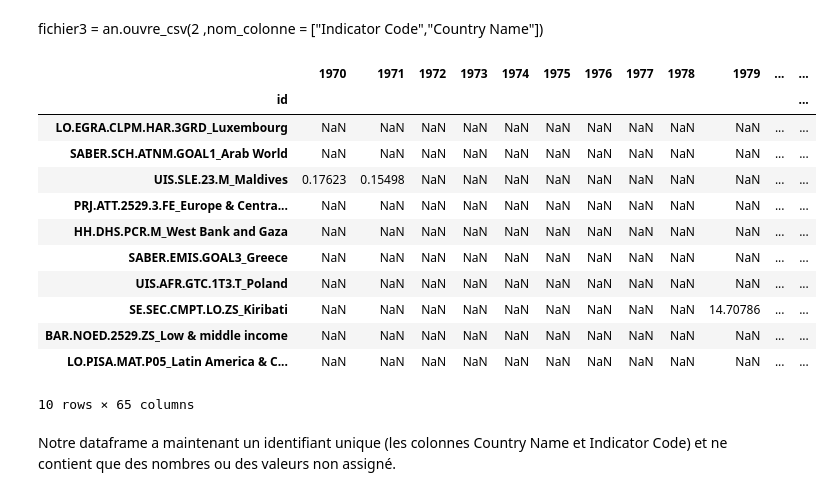
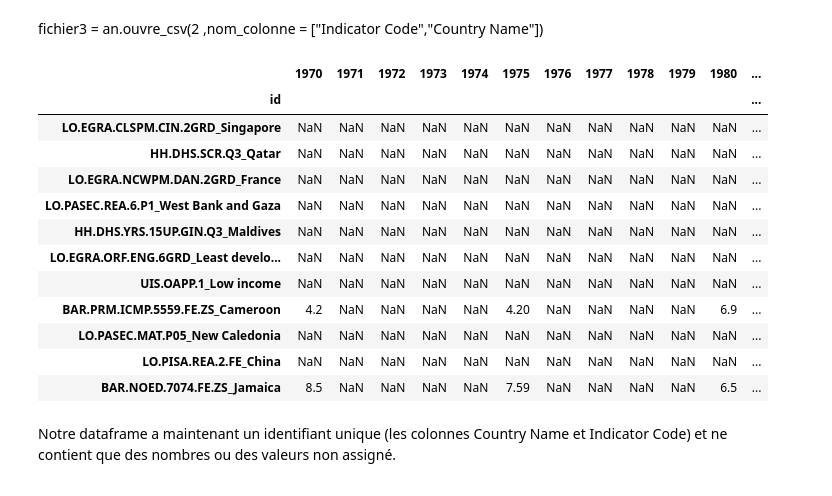
Before and after one commit to pierrebague/ed_data_analysis, a Jupyter notebook: Projet 2 .ipynb, the cells around one changed output. Cells and saved outputs as stored; diff of their text form; code cells hidden in the pictures.

```diff
--- a/Projet 2 .ipynb
+++ b/Projet 2 .ipynb
@@ -6,9 +6,10 @@
 import numpy as np
 import pandas as pd
 from annexe import annexe as an
-pd.set_option('display.max_rows', 500)
-pd.set_option('display.max_columns', 500)
-pd.set_option('display.width', 1000)
+import re
+pd.set_option('display.max_rows', 50000)
+pd.set_option('display.max_columns', 50000)
+pd.set_option('display.width', 1000000)
 pd.set_option('display.max_colwidth', None)
 # %% [markdown]
 ## 1. Ouverture et affichage grossier du contenu des fichiers du dataset ##
@@ -165,21 +474,21 @@ fichier3['id'] = fichier3['Indicator Code'] + '_' + fichier3['Country Name']
 fichier3 = fichier3.set_index('id')
 fichier3JustNb = fichier3.drop(columns = ["Country Code","Indicator Name","Indicator Code","Country Name"])
 # %%
-fichier3JustNb.sample(10)
+fichier3JustNb.sample(11)
 # %% [output]
-|  | 1970 | 1971 | 1972 | 1973 | 1974 | 1975 | 1976 | 1977 | 1978 | 1979 | ... | ... |
+|  | 1970 | 1971 | 1972 | 1973 | 1974 | 1975 | 1976 | 1977 | 1978 | 1979 | 1980 | ... |
 | id |  |  |  |  |  |  |  |  |  |  |  | ... |
-| LO.EGRA.CLPM.HAR.3GRD_Luxembourg | NaN | NaN | NaN | NaN | NaN | NaN | NaN | NaN | NaN | NaN | ... | ... |
-| SABER.SCH.ATNM.GOAL1_Arab World | NaN | NaN | NaN | NaN | NaN | NaN | NaN | NaN | NaN | NaN | ... | ... |
-| UIS.SLE.23.M_Maldives | 0.17623 | 0.15498 | NaN | NaN | NaN | NaN | NaN | NaN | NaN | NaN | ... | ... |
-| PRJ.ATT.2529.3.FE_Europe & Centra... | NaN | NaN | NaN | NaN | NaN | NaN | NaN | NaN | NaN | NaN | ... | ... |
-| HH.DHS.PCR.M_West Bank and Gaza | NaN | NaN | NaN | NaN | NaN | NaN | NaN | NaN | NaN | NaN | ... | ... |
-| SABER.EMIS.GOAL3_Greece | NaN | NaN | NaN | NaN | NaN | NaN | NaN | NaN | NaN | NaN | ... | ... |
-| UIS.AFR.GTC.1T3.T_Poland | NaN | NaN | NaN | NaN | NaN | NaN | NaN | NaN | NaN | NaN | ... | ... |
-| SE.SEC.CMPT.LO.ZS_Kiribati | NaN | NaN | NaN | NaN | NaN | NaN | NaN | NaN | NaN | 14.70786 | ... | ... |
-| BAR.NOED.2529.ZS_Low & middle income | NaN | NaN | NaN | NaN | NaN | NaN | NaN | NaN | NaN | NaN | ... | ... |
-| LO.PISA.MAT.P05_Latin America & C... | NaN | NaN | NaN | NaN | NaN | NaN | NaN | NaN | NaN | NaN | ... | ... |
+| LO.EGRA.CLSPM.CIN.2GRD_Singapore | NaN | NaN | NaN | NaN | NaN | NaN | NaN | NaN | NaN | NaN | NaN | ... |
+| HH.DHS.SCR.Q3_Qatar | NaN | NaN | NaN | NaN | NaN | NaN | NaN | NaN | NaN | NaN | NaN | ... |
+| LO.EGRA.NCWPM.DAN.2GRD_France | NaN | NaN | NaN | NaN | NaN | NaN | NaN | NaN | NaN | NaN | NaN | ... |
+| LO.PASEC.REA.6.P1_West Bank and Gaza | NaN | NaN | NaN | NaN | NaN | NaN | NaN | NaN | NaN | NaN | NaN | ... |
+| HH.DHS.YRS.15UP.GIN.Q3_Maldives | NaN | NaN | NaN | NaN | NaN | NaN | NaN | NaN | NaN | NaN | NaN | ... |
+| LO.EGRA.ORF.ENG.6GRD_Least develo... | NaN | NaN | NaN | NaN | NaN | NaN | NaN | NaN | NaN | NaN | NaN | ... |
+| UIS.OAPP.1_Low income | NaN | NaN | NaN | NaN | NaN | NaN | NaN | NaN | NaN | NaN | NaN | ... |
+| BAR.PRM.ICMP.5559.FE.ZS_Cameroon | 4.2 | NaN | NaN | NaN | NaN | 4.20 | NaN | NaN | NaN | NaN | 6.9 | ... |
+| LO.PASEC.MAT.P05_New Caledonia | NaN | NaN | NaN | NaN | NaN | NaN | NaN | NaN | NaN | NaN | NaN | ... |
+| LO.PISA.REA.2.FE_China | NaN | NaN | NaN | NaN | NaN | NaN | NaN | NaN | NaN | NaN | NaN | ... |
+| BAR.NOED.7074.FE.ZS_Jamaica | 8.5 | NaN | NaN | NaN | NaN | 7.59 | NaN | NaN | NaN | NaN | 6.5 | ... |
-10 rows × 65 columns
 # %% [markdown]
 Notre dataframe a maintenant un identifiant unique (les colonnes Country Name et Indicator Code) et ne contient que des nombres ou des valeurs non assigné.
 # %% [markdown]
```
Also changed, not shown: parts of 32 cells of this notebook, 1 other file.
